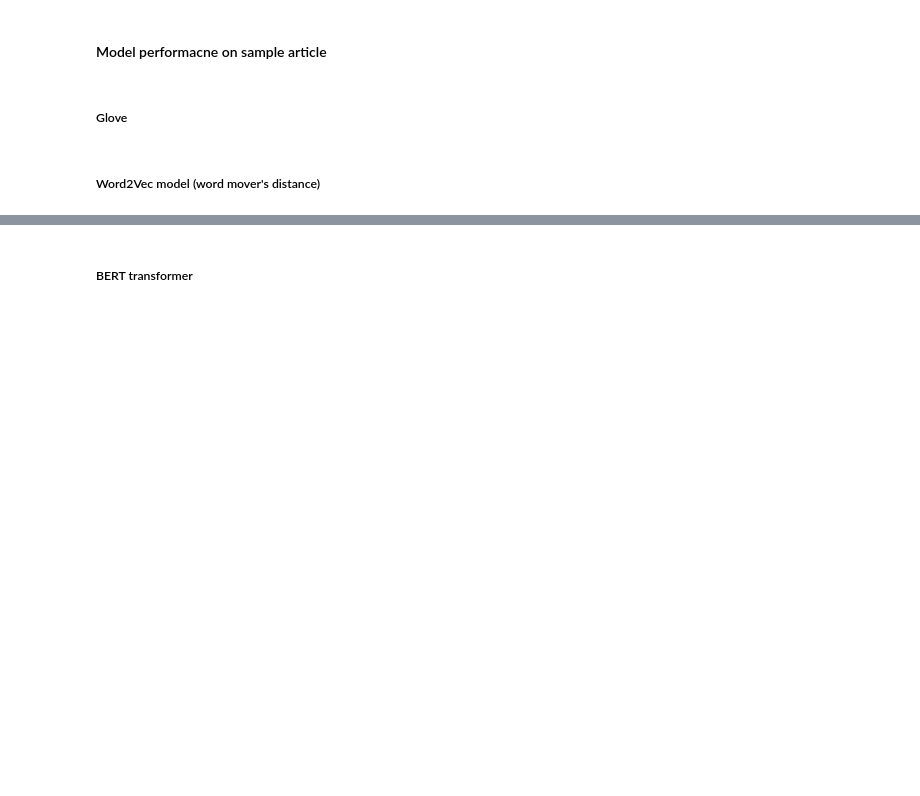
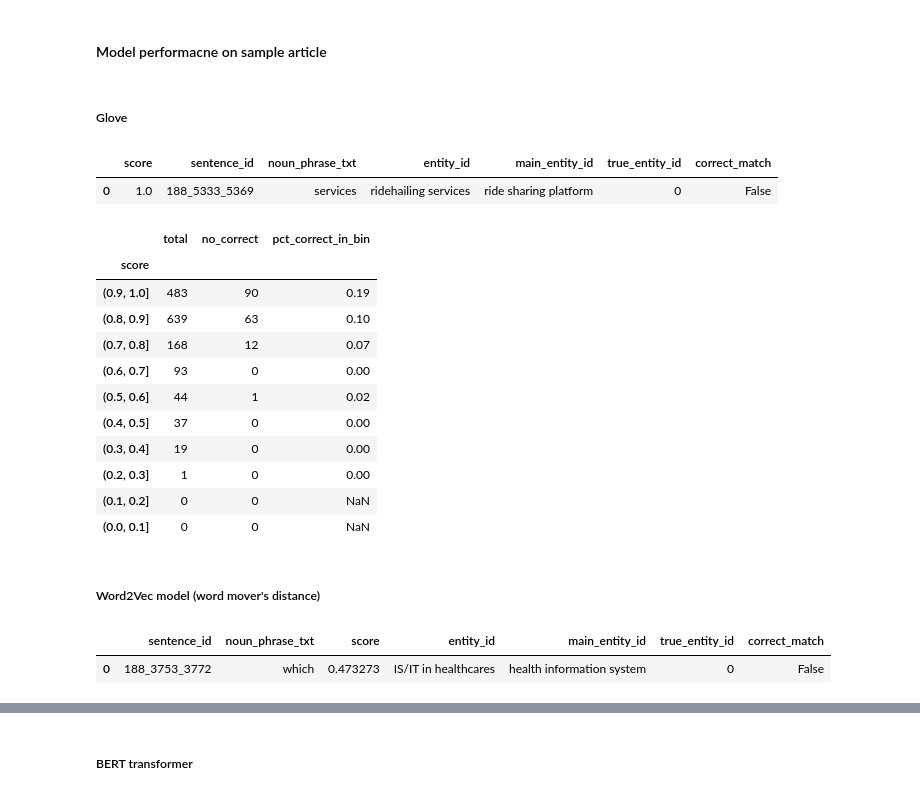
Before and after one commit to Heity94/TWSM_Lab, a Jupyter notebook: Project/Team1_ProjectReport_main.ipynb, the cells around one changed output, grey strips where cells are left out. Saved outputs shown, nothing was run; the diff lists cells and outputs as text; code cells hidden in the pictures; blank space fills up the shorter version.

```diff
--- a/Project/Team1_ProjectReport_main.ipynb
+++ b/Project/Team1_ProjectReport_main.ipynb
@@ -403,9 +403,51 @@ For further details please see notebooks: `NOTEBOOK NAME HERE`
+# %%
+def create_grouped_bins(sim_scores_final):
+
+  # Create bins of similarity score to check the number of correct matches compared to the labels of the database
+  grouped_df = sim_scores_final.groupby(pd.cut(sim_scores_final.score, np.arange(0.,1.1,0.1)))[["correct_match"]]
+  corr_match_bins = np.round(grouped_df.sum()/grouped_df.count(),2).rename(columns={"correct_match":"pct_correct_in_bin"})
+  corr_match_bins["no_correct"]= grouped_df.sum()
+  corr_match_bins["total"]= grouped_df.count()
+  corr_match_bins = corr_match_bins[["total", "no_correct", "pct_correct_in_bin"]]
+  corr_match_bins = corr_match_bins.iloc[::-1] #reverse order
+
+  return corr_match_bins
 # %% [markdown]
 #### Model performacne on sample article
 # %% [markdown]
 ##### Glove
+# %%
+# Load results
+glove_scores = pd.read_csv(data_path_group+"Glove_similarity_score_sample_article.csv", index_col=0)
+glove_scores.head(1)
+# %% [output]
+|  | score | sentence_id | noun_phrase_txt | entity_id | main_entity_id | true_entity_id | correct_match |
+| 0 | 1.0 | 188_5333_5369 | services | ridehailing services | ride sharing platform | 0 | False |
+# %%
+glove_scores_bin = create_grouped_bins(glove_scores)
+glove_scores_bin
+# %% [output]
+|  | total | no_correct | pct_correct_in_bin |
+| score |  |  |  |
+| (0.9, 1.0] | 483 | 90 | 0.19 |
+| (0.8, 0.9] | 639 | 63 | 0.10 |
+| (0.7, 0.8] | 168 | 12 | 0.07 |
+| (0.6, 0.7] | 93 | 0 | 0.00 |
+| (0.5, 0.6] | 44 | 1 | 0.02 |
+| (0.4, 0.5] | 37 | 0 | 0.00 |
+| (0.3, 0.4] | 19 | 0 | 0.00 |
+| (0.2, 0.3] | 1 | 0 | 0.00 |
+| (0.1, 0.2] | 0 | 0 | NaN |
+| (0.0, 0.1] | 0 | 0 | NaN |
 # %% [markdown]
 ##### Word2Vec model (word mover's distance)
 # %%
 # Load results
+cols = {"noun_phrases":"noun_phrase_txt", "similarity_score":"score", "closest_entity":"entity_id"}
 wmd_scores = pd.read_csv(data_path_group+"WMD_similarity_scores_sample_article.csv", index_col=0)
+wmd_scores["similarity_score"] = wmd_scores["similarity_score"].astype(float) #convert str to float
+wmd_scores.rename(columns=cols, inplace=True)
+wmd_scores.head(1)
+# %% [output]
+|  | sentence_id | noun_phrase_txt | score | entity_id | main_entity_id | true_entity_id | correct_match |
+| 0 | 188_3753_3772 | which | 0.473273 | IS/IT in healthcares | health information system | 0 | False |
```
Also changed, not shown: parts of 6 cells of this notebook.
